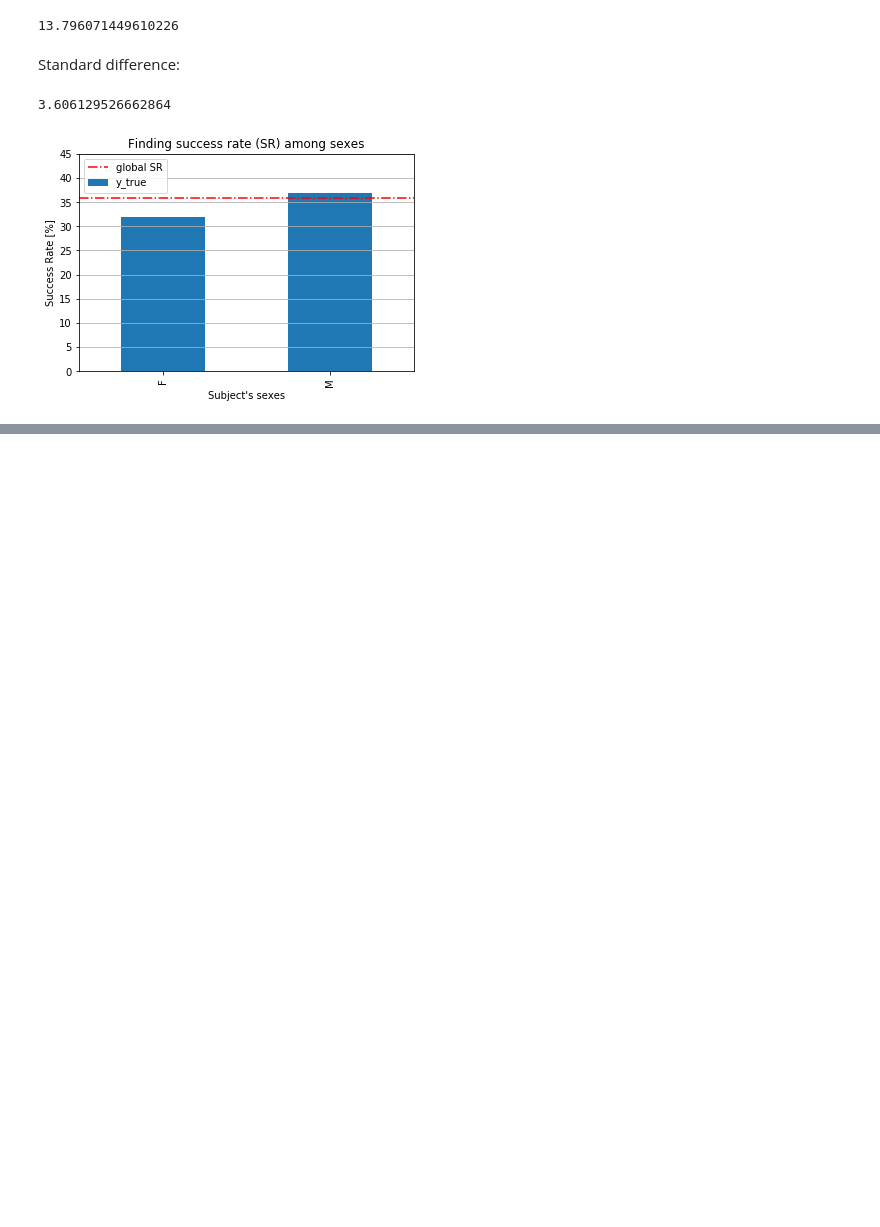
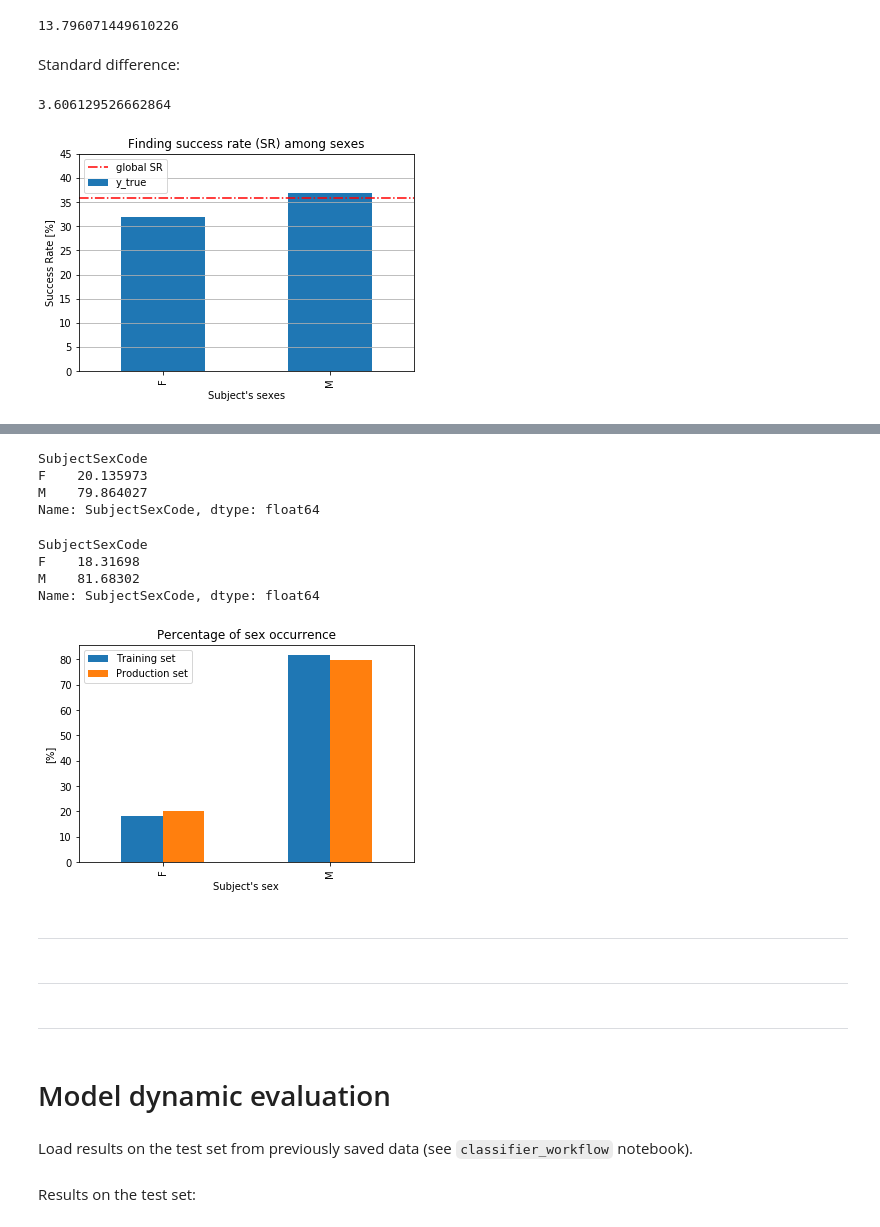
Before and after one commit to jnpicao/LDSSA-batch3-workspace, a Jupyter notebook: Capstone/heroku_model_results_assessment.ipynb, the cells around one changed output, grey strips where cells are left out. Cells and saved outputs as stored; diff of their text form; code cells hidden in the pictures; blank space fills up the shorter version.

```diff
--- a/Capstone/heroku_model_results_assessment.ipynb
+++ b/Capstone/heroku_model_results_assessment.ipynb
@@ -614,0 +756,9 @@ plt.grid(axis='y')
+# %%
+s_obs_sex = df_obs.groupby('SubjectSexCode').SubjectSexCode.count().sort_values()
+s_obs_sex = s_obs_sex.div(s_obs_sex.sum())*100
+s_obs_sex
+# %% [output]
+SubjectSexCode
+F    20.135973
+M    79.864027
+Name: SubjectSexCode, dtype: float64
@@ -614,0 +768,9 @@ plt.grid(axis='y')
+# %%
+s_train_sex = df_train.groupby('SubjectSexCode').SubjectSexCode.count().sort_values()
+s_train_sex = s_train_sex.div(s_train_sex.sum())*100
+s_train_sex
+# %% [output]
+SubjectSexCode
+F    18.31698
+M    81.68302
+Name: SubjectSexCode, dtype: float64
@@ -614,0 +780,22 @@ plt.grid(axis='y')
+# %%
+pd.DataFrame({'Training set': s_train_sex, 'Production set': s_obs_sex}).sort_values(by='Training set').plot.bar()
+
+plt.title('Percentage of sex occurrence')
+plt.xlabel("Subject's sex")
+plt.ylabel("[%]");
+
+#plt.legend(['Training set', 'Production set'])
+
+plt.savefig(os.path.join('plots', 'report2_population_sex_compare.png'));
+# %% [output]
+[figure, added]
+# %% [markdown]
+---
+# %% [markdown]
+---
+# %% [markdown]
+---
+# %% [markdown]
+# Model dynamic evaluation
+# %% [markdown]
+Load results on the test set from previously saved data (see `classifier_workflow` notebook).
@@ -614,0 +813,2 @@ plt.grid(axis='y')
+# %% [markdown]
+Results on the test set:
```
Also changed, not shown: parts of 35 cells of this notebook.
